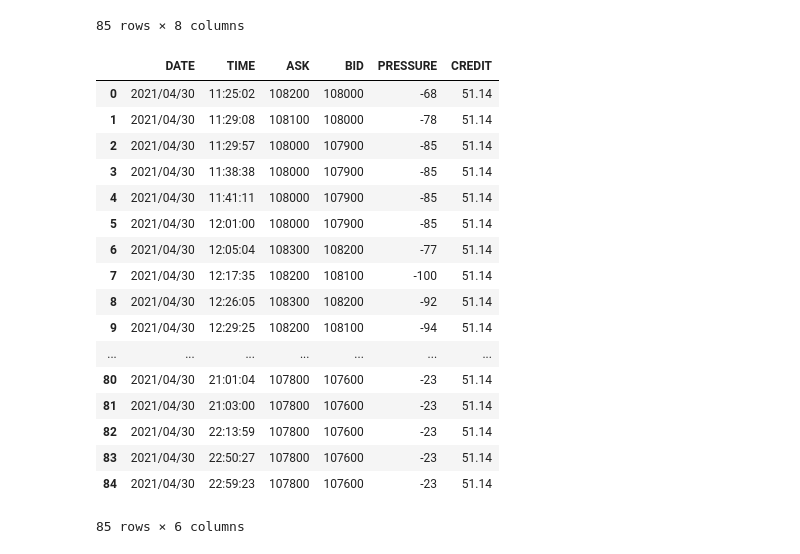
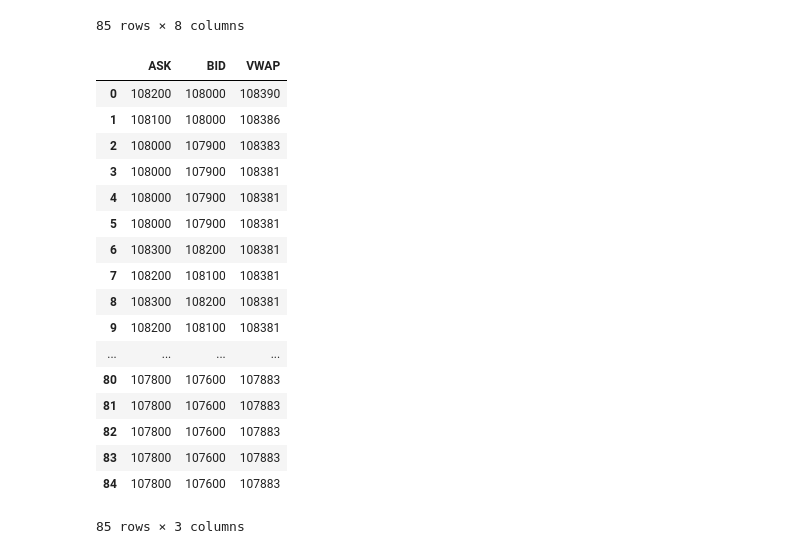
Before and after one commit to takuoyoneda/streamlit_test, a Jupyter notebook: streamlit.ipynb, the cells around one changed output. Drawn from its saved outputs; the diff is of its cells as text; code cells hidden in the pictures.

```diff
--- a/streamlit.ipynb
+++ b/streamlit.ipynb
@@ -24,24 +24,28 @@ df
 85 rows × 8 columns
 # %%
 chart_df = df.drop('VOLUME', 1)
-chart_df = chart_df.drop('VWAP', 1)
+# chart_df = chart_df.drop('VWAP', 1)
+chart_df = chart_df.drop('DATE', 1)
+chart_df = chart_df.drop('TIME', 1)
+chart_df = chart_df.drop('CREDIT', 1)
+chart_df = chart_df.drop('PRESSURE', 1)
 chart_df
 # %% [output]
-|  | DATE | TIME | ASK | BID | PRESSURE | CREDIT |
-| 0 | 2021/04/30 | 11:25:02 | 108200 | 108000 | -68 | 51.14 |
-| 1 | 2021/04/30 | 11:29:08 | 108100 | 108000 | -78 | 51.14 |
-| 2 | 2021/04/30 | 11:29:57 | 108000 | 107900 | -85 | 51.14 |
-| 3 | 2021/04/30 | 11:38:38 | 108000 | 107900 | -85 | 51.14 |
-| 4 | 2021/04/30 | 11:41:11 | 108000 | 107900 | -85 | 51.14 |
-| 5 | 2021/04/30 | 12:01:00 | 108000 | 107900 | -85 | 51.14 |
-| 6 | 2021/04/30 | 12:05:04 | 108300 | 108200 | -77 | 51.14 |
-| 7 | 2021/04/30 | 12:17:35 | 108200 | 108100 | -100 | 51.14 |
-| 8 | 2021/04/30 | 12:26:05 | 108300 | 108200 | -92 | 51.14 |
-| 9 | 2021/04/30 | 12:29:25 | 108200 | 108100 | -94 | 51.14 |
-| ... | ... | ... | ... | ... | ... | ... |
-| 80 | 2021/04/30 | 21:01:04 | 107800 | 107600 | -23 | 51.14 |
-| 81 | 2021/04/30 | 21:03:00 | 107800 | 107600 | -23 | 51.14 |
-| 82 | 2021/04/30 | 22:13:59 | 107800 | 107600 | -23 | 51.14 |
-| 83 | 2021/04/30 | 22:50:27 | 107800 | 107600 | -23 | 51.14 |
-| 84 | 2021/04/30 | 22:59:23 | 107800 | 107600 | -23 | 51.14 |
+|  | ASK | BID | VWAP |
+| 0 | 108200 | 108000 | 108390 |
+| 1 | 108100 | 108000 | 108386 |
+| 2 | 108000 | 107900 | 108383 |
+| 3 | 108000 | 107900 | 108381 |
+| 4 | 108000 | 107900 | 108381 |
+| 5 | 108000 | 107900 | 108381 |
+| 6 | 108300 | 108200 | 108381 |
+| 7 | 108200 | 108100 | 108381 |
+| 8 | 108300 | 108200 | 108381 |
+| 9 | 108200 | 108100 | 108381 |
+| ... | ... | ... | ... |
+| 80 | 107800 | 107600 | 107883 |
+| 81 | 107800 | 107600 | 107883 |
+| 82 | 107800 | 107600 | 107883 |
+| 83 | 107800 | 107600 | 107883 |
+| 84 | 107800 | 107600 | 107883 |
-85 rows × 6 columns
+85 rows × 3 columns
```
Also changed, not shown: 1 other file.
